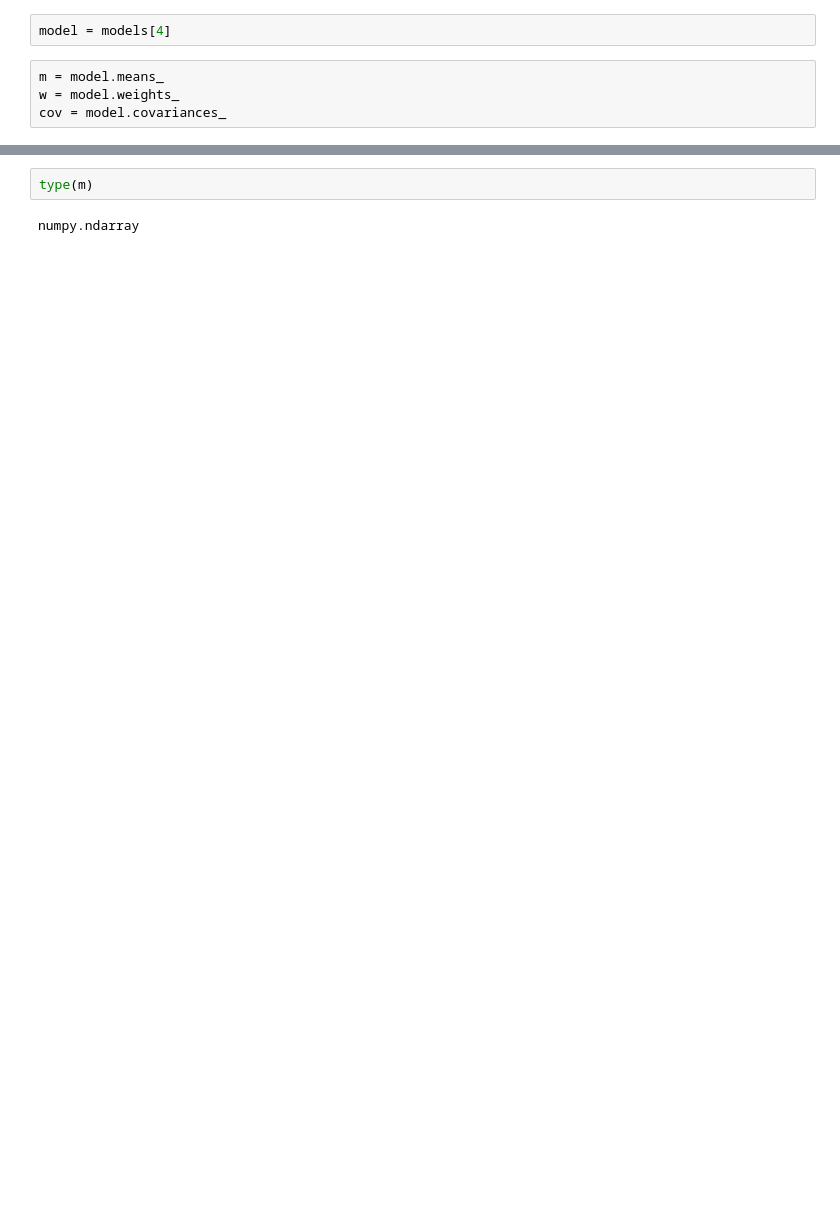
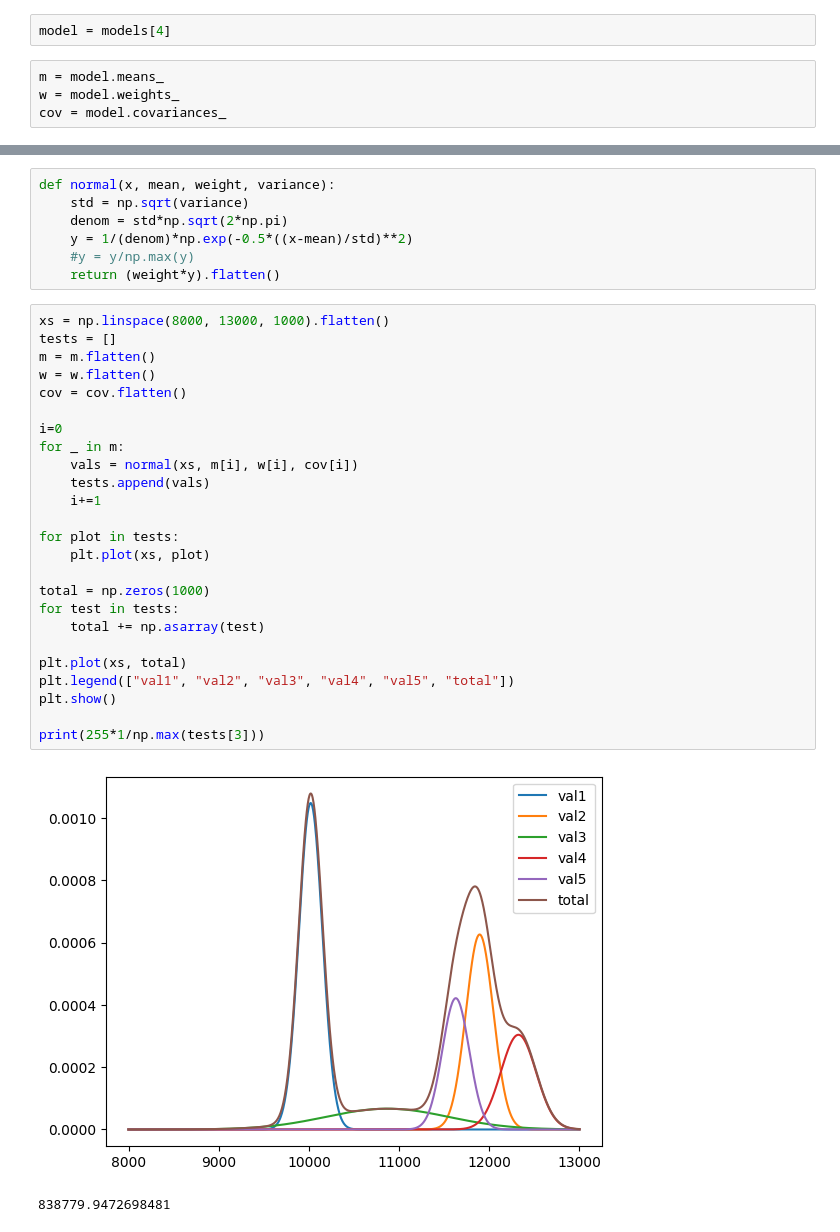
Before and after one commit to tpasfieldERAU/MA390-490_PNNL, a Jupyter notebook: segmentation/gmm-test.ipynb, the cells around one changed output, grey strips where cells are left out. Cells and saved outputs as stored; diff of their text form; blank space fills up the shorter version.

```diff
--- a/segmentation/gmm-test.ipynb
+++ b/segmentation/gmm-test.ipynb
@@ -99,4 +101,35 @@ plt.show()
-# %%
-type(m)
-# %% [output]
-numpy.ndarray
+# %%
+def normal(x, mean, weight, variance):
+    std = np.sqrt(variance)
+    denom = std*np.sqrt(2*np.pi)
+    y = 1/(denom)*np.exp(-0.5*((x-mean)/std)**2)
+    #y = y/np.max(y)
+    return (weight*y).flatten()
+# %%
+xs = np.linspace(8000, 13000, 1000).flatten()
+tests = []
+m = m.flatten()
+w = w.flatten()
+cov = cov.flatten()
+
+i=0
+for _ in m:
+    vals = normal(xs, m[i], w[i], cov[i])
+    tests.append(vals)
+    i+=1
+
+for plot in tests:
+    plt.plot(xs, plot)
+
+total = np.zeros(1000)
+for test in tests:
+    total += np.asarray(test)
+
+plt.plot(xs, total)
+plt.legend(["val1", "val2", "val3", "val4", "val5", "total"])
+plt.show()
+
+print(255*1/np.max(tests[3]))
+# %% [output]
+[figure, added]
+838779.9472698481
```
Also changed, not shown: parts of 12 cells of this notebook.
